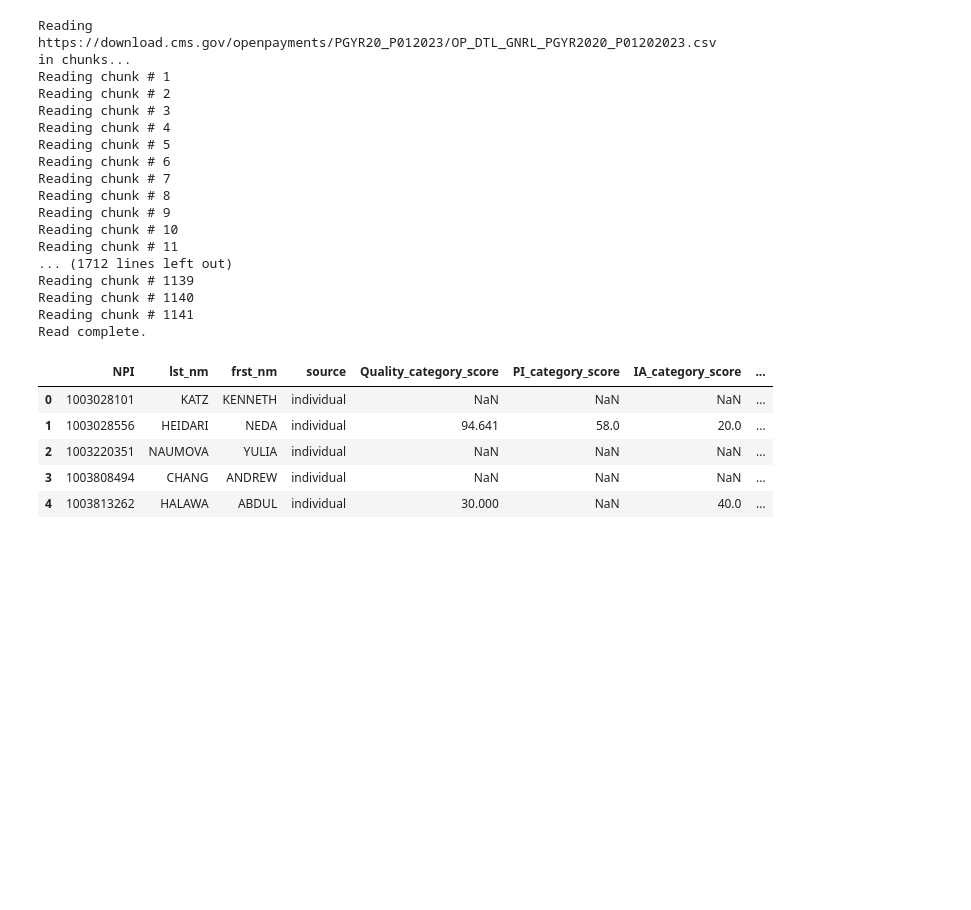
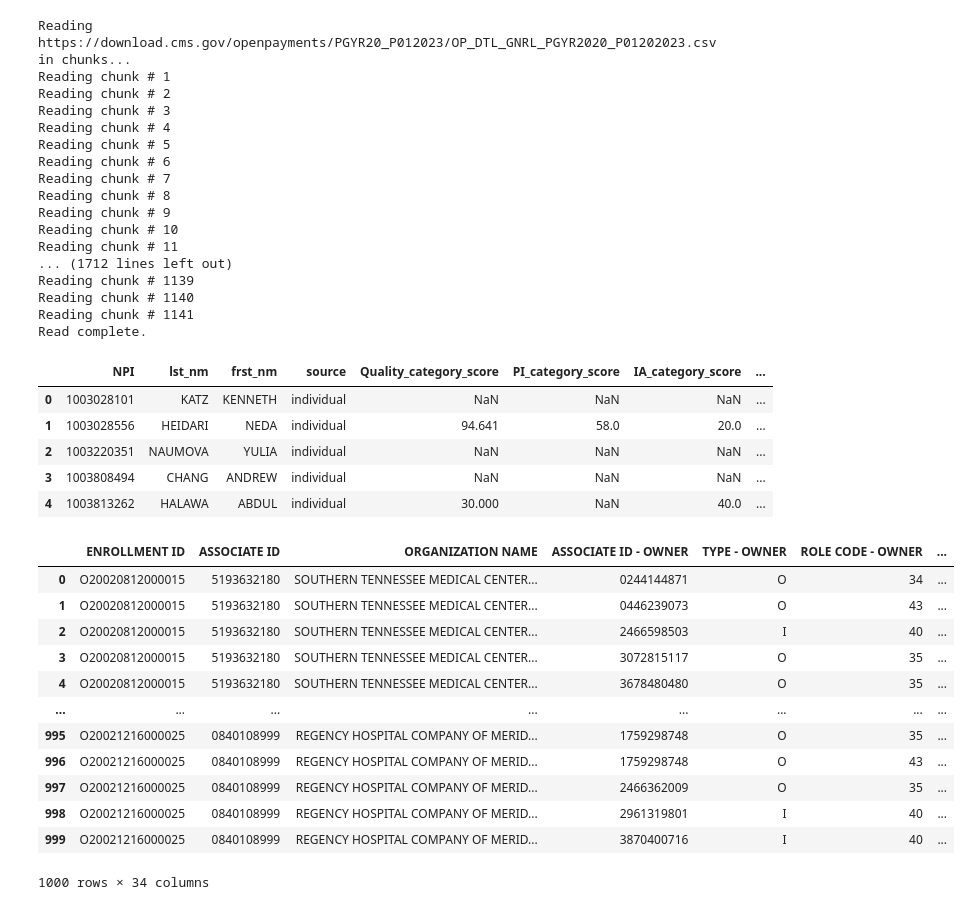
Before and after one commit to DS4Correlation-one/data-pipelines, a Jupyter notebook: data_ingest_open_payments_master.ipynb, the cells around one changed output. Cells and saved outputs as stored; diff of their text form; code cells hidden in the pictures; blank space fills up the shorter version.

Commit message:
hospital owners data

```diff
--- a/data_ingest_open_payments_master.ipynb
+++ b/data_ingest_open_payments_master.ipynb
@@ -33,6 +34,8 @@ profile_path = "https://download.cms.gov/openpayments/PHPRFL_P012023/OP_CVRD_RCP
 provider_mapping_path = "https://download.cms.gov/openpayments/SMRY_P01202023/PBLCTN_PRVDR_PRFL_MAPPING_P01202023_01042023.csv"
 # MIPS Ratings
 mips_data_path = 'https://data.cms.gov/provider-data/sites/default/files/resources/a0f235e13d54670824f07977299e80e3_1676693125/ec_score_file.csv'
+# Hospital Owner API URL
+hospital_url = "https://data.cms.gov/data-api/v1/dataset/029c119f-f79c-49be-9100-344d31d10344/data"
 # %%
 # Read Research Data for 2020 and 2021
 research_2020_df = read_chunks(research_2020_path, 50000)
@@ -168,6 +171,24 @@ mips_df.head()
 | 2 | 1003220351 | NAUMOVA | YULIA | individual | NaN | NaN | NaN | ... |
 | 3 | 1003808494 | CHANG | ANDREW | individual | NaN | NaN | NaN | ... |
 | 4 | 1003813262 | HALAWA | ABDUL | individual | 30.000 | NaN | 40.0 | ... |
+# %%
+# hospital owner data
+hospital_response = requests.get(hospital_url)
+hospital_df = pd.DataFrame(hospital_response.json())
+# %% [output]
+|  | ENROLLMENT ID | ASSOCIATE ID | ORGANIZATION NAME | ASSOCIATE ID - OWNER | TYPE - OWNER | ROLE CODE - OWNER | ... |
+| 0 | O20020812000015 | 5193632180 | SOUTHERN TENNESSEE MEDICAL CENTER... | 0244144871 | O | 34 | ... |
+| 1 | O20020812000015 | 5193632180 | SOUTHERN TENNESSEE MEDICAL CENTER... | 0446239073 | O | 43 | ... |
+| 2 | O20020812000015 | 5193632180 | SOUTHERN TENNESSEE MEDICAL CENTER... | 2466598503 | I | 40 | ... |
+| 3 | O20020812000015 | 5193632180 | SOUTHERN TENNESSEE MEDICAL CENTER... | 3072815117 | O | 35 | ... |
+| 4 | O20020812000015 | 5193632180 | SOUTHERN TENNESSEE MEDICAL CENTER... | 3678480480 | O | 35 | ... |
+| ... | ... | ... | ... | ... | ... | ... | ... |
+| 995 | O20021216000025 | 0840108999 | REGENCY HOSPITAL COMPANY OF MERID... | 1759298748 | O | 35 | ... |
+| 996 | O20021216000025 | 0840108999 | REGENCY HOSPITAL COMPANY OF MERID... | 1759298748 | O | 43 | ... |
+| 997 | O20021216000025 | 0840108999 | REGENCY HOSPITAL COMPANY OF MERID... | 2466362009 | O | 35 | ... |
+| 998 | O20021216000025 | 0840108999 | REGENCY HOSPITAL COMPANY OF MERID... | 2961319801 | I | 40 | ... |
+| 999 | O20021216000025 | 0840108999 | REGENCY HOSPITAL COMPANY OF MERID... | 3870400716 | I | 40 | ... |
+1000 rows × 34 columns
 # %%
 # high level summary for all string columns
 for col in concat_research_df.columns:
```
Also changed, not shown: parts of 1 cell of this notebook.
